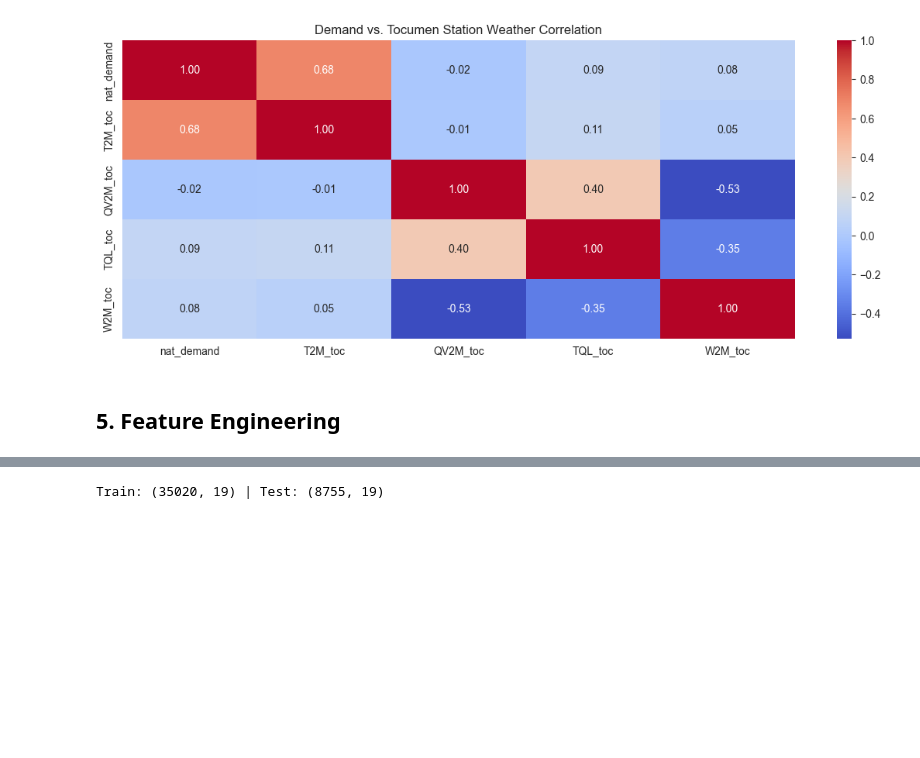
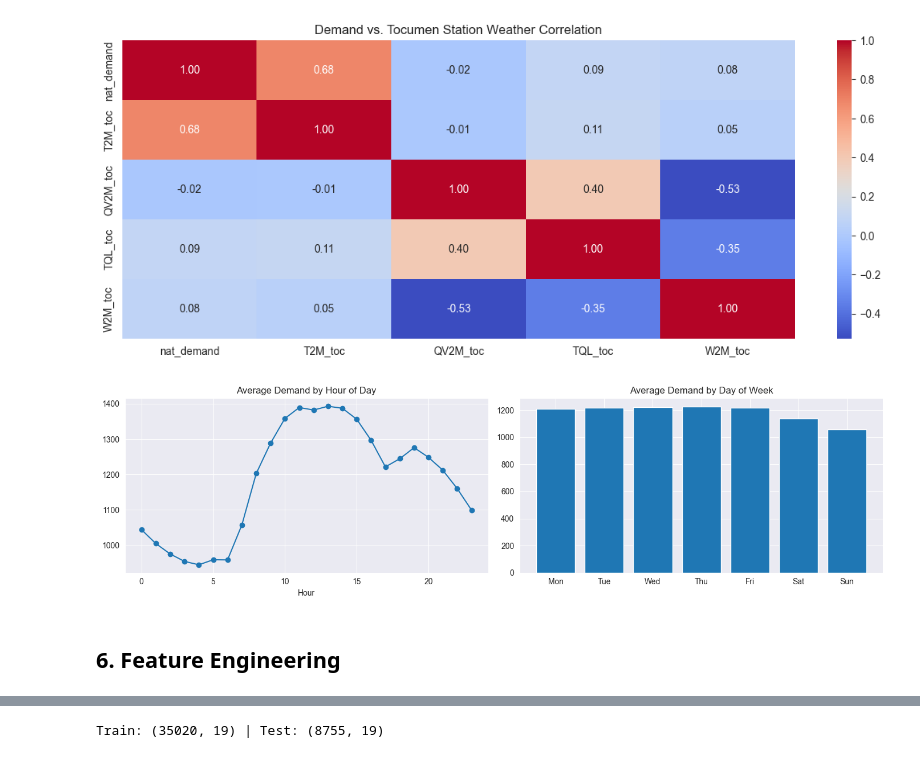
Before and after one commit to SereneSkyy/panama_electricity_forecast, a Jupyter notebook: Panama_Forecasting.ipynb, the cells around one changed output, grey strips where cells are left out. Drawn from its saved outputs; the diff is of its cells as text; code cells hidden in the pictures; blank space fills up the shorter version.

```diff
--- a/Panama_Forecasting.ipynb
+++ b/Panama_Forecasting.ipynb
@@ -147,8 +153,24 @@ plt.title("Demand vs. Tocumen Station Weather Correlation")
 plt.show()
 # %% [output]
 [figure]
+# %%
+hourly_avg = df.groupby(df["datetime"].dt.hour)["nat_demand"].mean()
+dow_avg = df.groupby(df["datetime"].dt.dayofweek)["nat_demand"].mean()
+
+fig, axes = plt.subplots(1, 2, figsize=(14, 4))
+axes[0].plot(hourly_avg.index, hourly_avg.values, marker="o")
+axes[0].set_title("Average Demand by Hour of Day")
+axes[0].set_xlabel("Hour")
+
+axes[1].bar(["Mon", "Tue", "Wed", "Thu", "Fri", "Sat", "Sun"], dow_avg.values)
+axes[1].set_title("Average Demand by Day of Week")
+
+plt.tight_layout()
+plt.show()
+# %% [output]
+[figure, added]
 # %% [markdown]
-## 5. Feature Engineering
+## 6. Feature Engineering
 # %%
 df["hour"] = df["datetime"].dt.hour
 df["day_of_week"] = df["datetime"].dt.dayofweek
```
Also changed, not shown: parts of 30 cells of this notebook, 3 other files.
